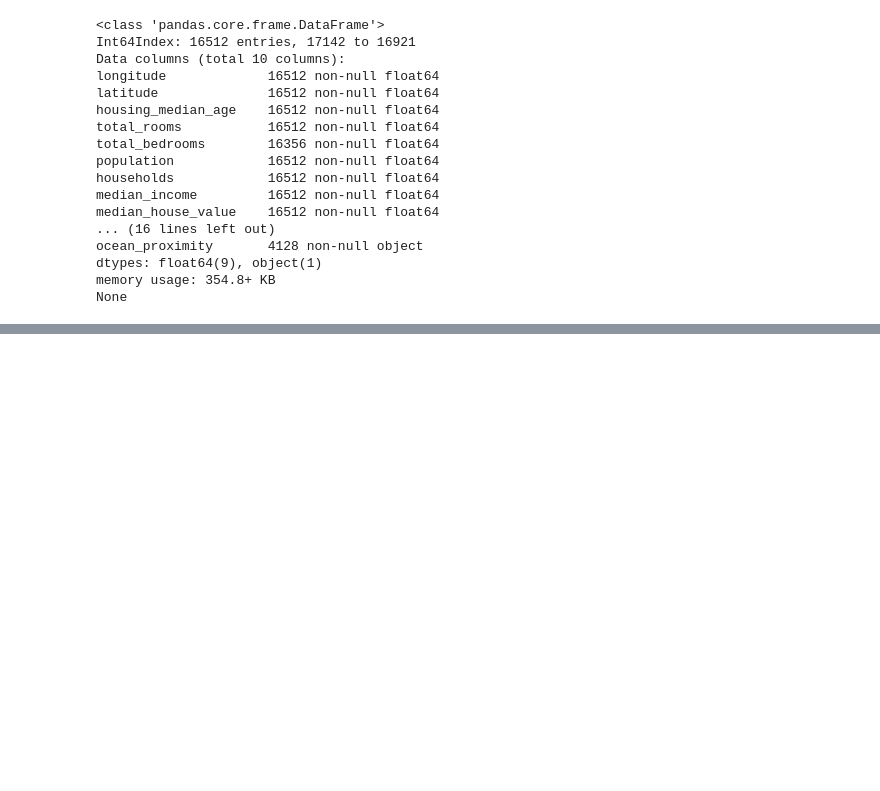
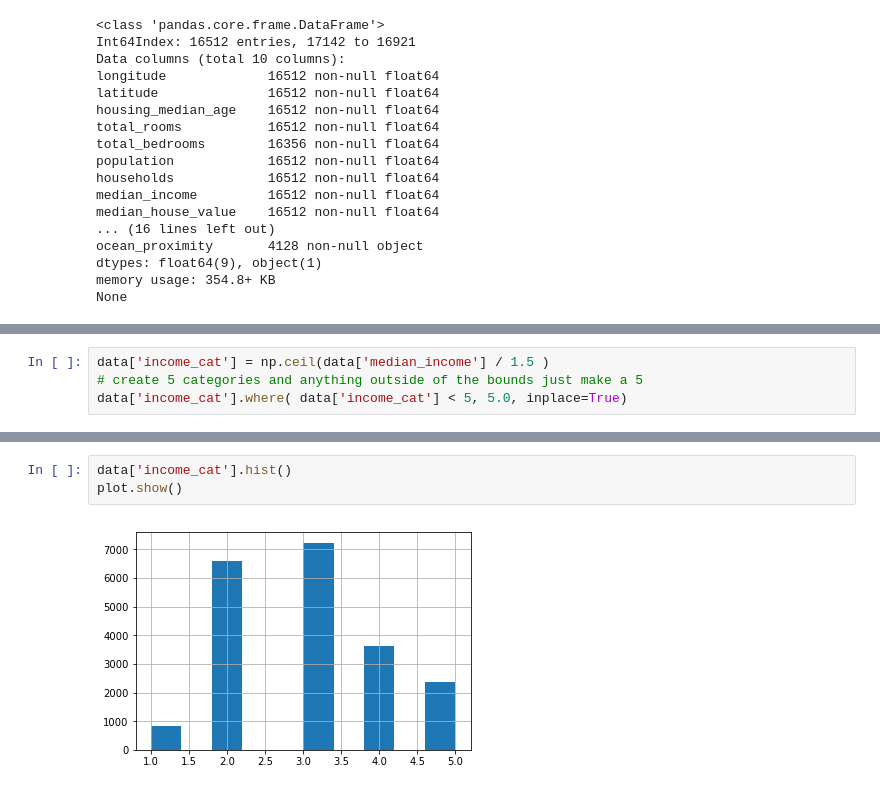
Before and after one commit to jaredwelch1/Housing_Data_Notebook, a Jupyter notebook: Housing_data_notebook.ipynb, the cells around one changed output, grey strips where cells are left out. Cells and saved outputs as stored; diff of their text form; blank space fills up the shorter version.

```diff
--- a/Housing_data_notebook.ipynb
+++ b/Housing_data_notebook.ipynb
@@ -101,0 +102,4 @@ Verified that we split our data and their sizes are the expected sizes, now we c
+# %%
+data['income_cat'] = np.ceil(data['median_income'] / 1.5 )
+# create 5 categories and anything outside of the bounds just make a 5
+data['income_cat'].where( data['income_cat'] < 5, 5.0, inplace=True)
@@ -101,0 +115,5 @@ Verified that we split our data and their sizes are the expected sizes, now we c
+# %%
+data['income_cat'].hist()
+plot.show()
+# %% [output]
+[figure, added]
```
Also changed, not shown: parts of 14 cells of this notebook.
